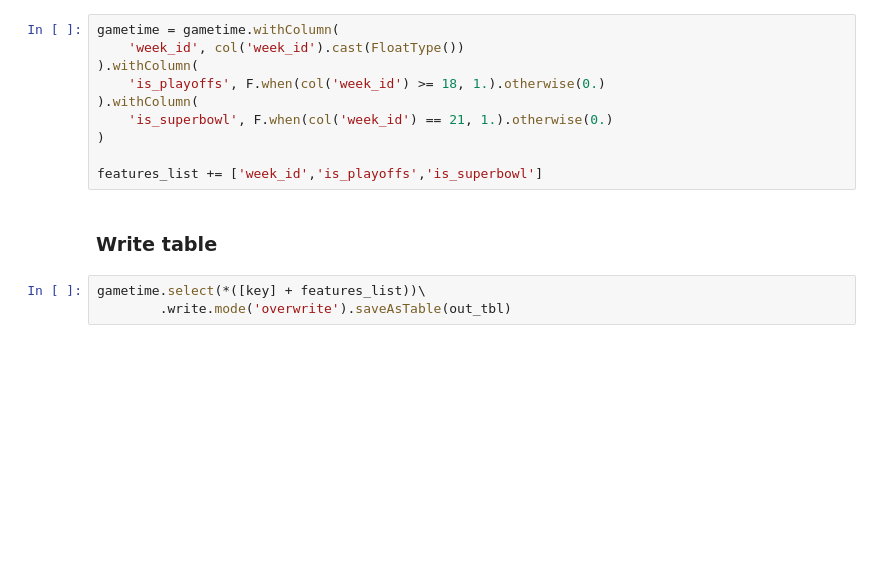
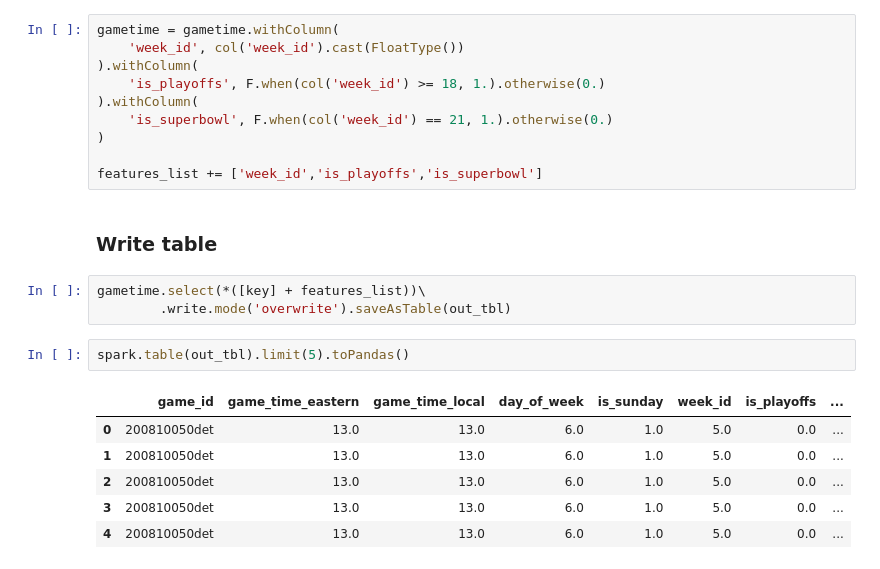
Before and after one commit to joshplotkin/modeling-football-outcomes-2019, a Jupyter notebook: feature_engineering/01_time_date.ipynb, the cells around one changed output. Saved outputs shown, nothing was run; the diff lists cells and outputs as text; blank space fills up the shorter version.

```diff
--- a/feature_engineering/01_time_date.ipynb
+++ b/feature_engineering/01_time_date.ipynb
@@ -131,3 +108,12 @@ features_list += ['week_id','is_playoffs','is_superbowl']
 # %%
 gametime.select(*([key] + features_list))\
         .write.mode('overwrite').saveAsTable(out_tbl)
+# %%
+spark.table(out_tbl).limit(5).toPandas()
+# %% [output]
+|  | game_id | game_time_eastern | game_time_local | day_of_week | is_sunday | week_id | is_playoffs | ... |
+| 0 | 200810050det | 13.0 | 13.0 | 6.0 | 1.0 | 5.0 | 0.0 | ... |
+| 1 | 200810050det | 13.0 | 13.0 | 6.0 | 1.0 | 5.0 | 0.0 | ... |
+| 2 | 200810050det | 13.0 | 13.0 | 6.0 | 1.0 | 5.0 | 0.0 | ... |
+| 3 | 200810050det | 13.0 | 13.0 | 6.0 | 1.0 | 5.0 | 0.0 | ... |
+| 4 | 200810050det | 13.0 | 13.0 | 6.0 | 1.0 | 5.0 | 0.0 | ... |
```
Also changed, not shown: parts of 8 cells of this notebook, 5 other files.
